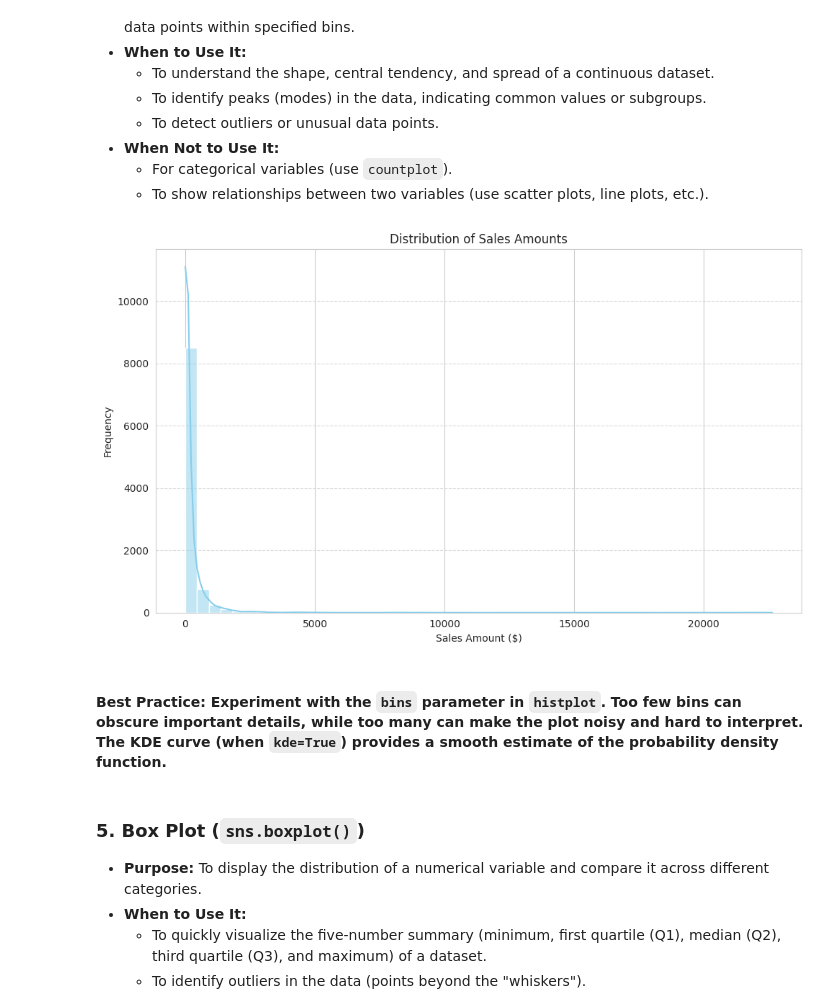
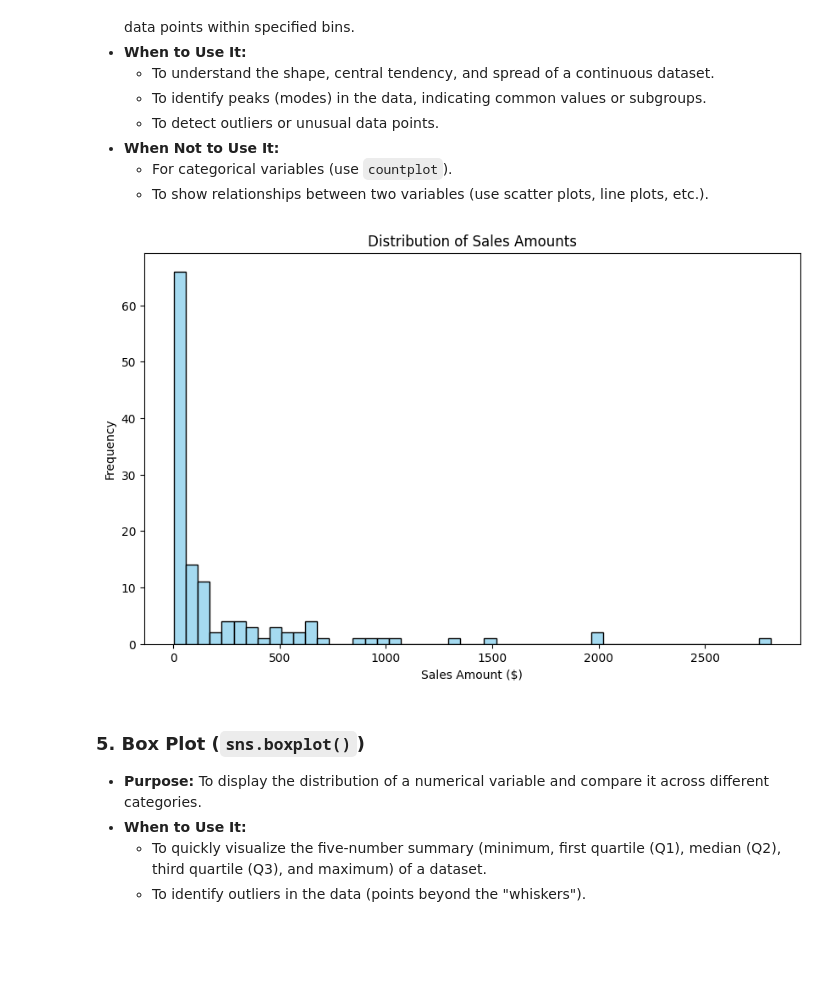
Before and after one commit to Mohamad-Selawy/Data-Analysis, a Jupyter notebook: Python/Visualization/Part_2_Visualization_with_Seaborn.ipynb, the cells around one changed output. Cells and saved outputs as stored; diff of their text form; code cells hidden in the pictures; blank space fills up the shorter version.

```diff
--- a/Python/Visualization/Part_2_Visualization_with_Seaborn.ipynb
+++ b/Python/Visualization/Part_2_Visualization_with_Seaborn.ipynb
@@ -215,37 +187,23 @@ plt.show()
 # %%
 # Business Example: Distribution of Sales
 # Let's revisit the sales distribution using a histogram to understand its shape.
+
+df_2015 = df[df['Order Date'].between('2015-01-01','2015-01-31')]
 
 plt.figure(figsize=(10, 6))
 # Create a histogram using Seaborn
 # x='Sales': The numerical column whose distribution we want to visualize
 # data=df: The DataFrame to draw the plot from
 # bins=50: Specifies the number of bins. More bins show more detail, fewer bins show a smoother overview.
-# kde=True: Adds a Kernel Density Estimate (KDE) curve, which is a smoothed version of the histogram.
 # color='skyblue': Sets the color of the bars.
-sns.histplot(x='Sales', data=df, bins=50, kde=True, color='skyblue')
+sns.histplot(x='Sales', data=df_2015, bins=50, color='skyblue')
 
 plt.title('Distribution of Sales Amounts')
 plt.xlabel('Sales Amount ($)')
 plt.ylabel('Frequency')
-plt.grid(axis='y', linestyle='--', alpha=0.7)
-plt.tight_layout()
 plt.show()
-
-# Interpretation:
-# This histogram shows that the majority of sales transactions are concentrated at lower values, with a steep drop-off
-# as sales amounts increase. The distribution is heavily right-skewed, meaning there are a few very large sales
-# pulling the average up, but most transactions are relatively small.
-
-# Business Insight:
-# This distribution indicates that our business model likely relies on a high volume of small transactions.
-# Understanding this helps in setting realistic sales targets, managing inventory for fast-moving low-value items,
-# and identifying the potential impact of high-value individual sales on overall revenue. It also suggests that
-# strategies for boosting average transaction value could be highly impactful.
 # %% [output]
-[figure, old version]
+[figure, new version]
-# %% [markdown]
-#### **Best Practice:** Experiment with the `bins` parameter in `histplot`. Too few bins can obscure important details, while too many can make the plot noisy and hard to interpret. The KDE curve (when `kde=True`) provides a smooth estimate of the probability density function.
 # %% [markdown]
 ### 5. Box Plot (`sns.boxplot()`)
 
```
Also changed, not shown: parts of 7 cells of this notebook.
